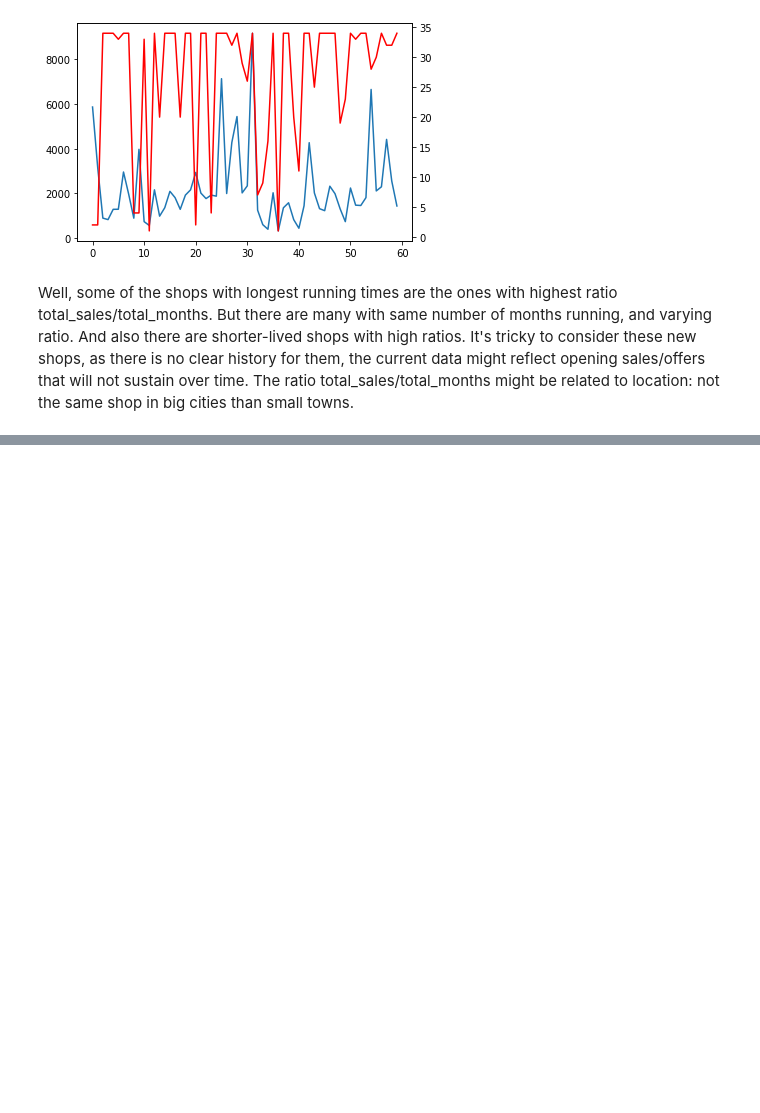
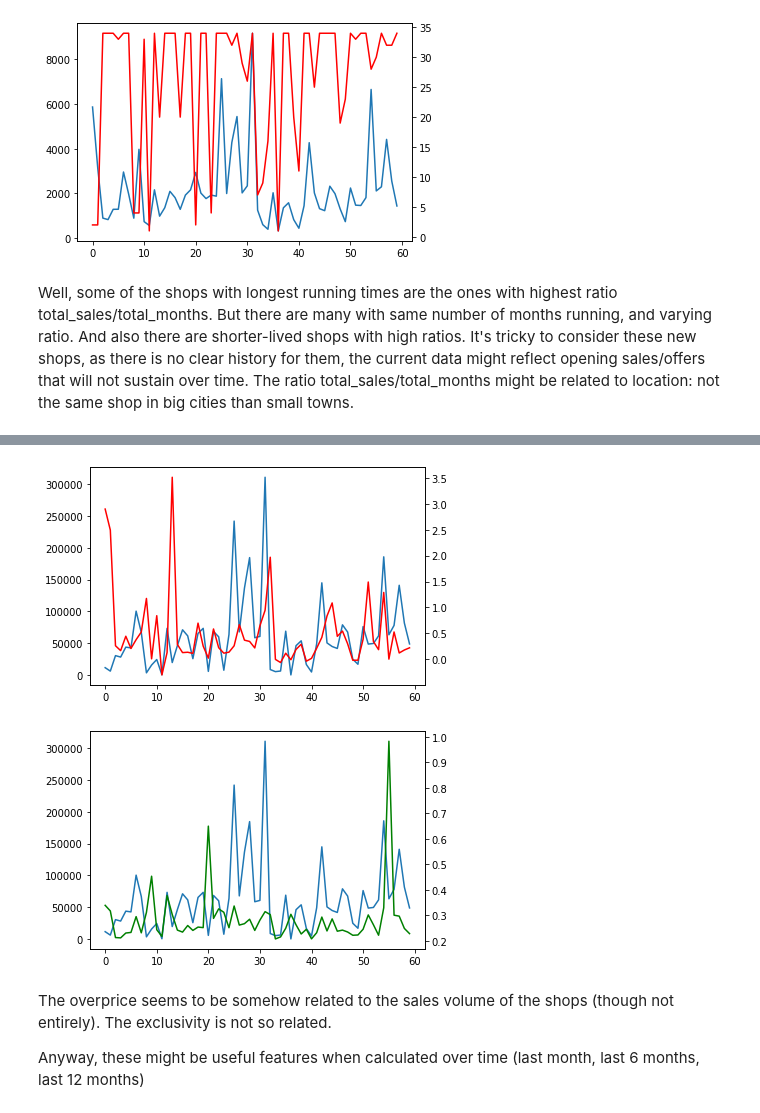
Before and after one commit to arcarrion/hsespecialization_course02, a Jupyter notebook: 02_eda.ipynb, the cells around one changed output, grey strips where cells are left out. Drawn from its saved outputs; the diff is of its cells as text; code cells hidden in the pictures; blank space fills up the shorter version.

```diff
--- a/02_eda.ipynb
+++ b/02_eda.ipynb
@@ -377,0 +485,4 @@ Well, some of the shops with longest running times are the ones with highest rat
+# %%
+item_median_price = sales_rawdata.groupby('item_id').agg(median_price = ('item_price', 'median'),
+                                                      num_shops = ('shop_id', 'nunique')).reset_index()
+display(item_median_price.sort_values('num_shops', ascending = False).head())
@@ -377,0 +496,26 @@ Well, some of the shops with longest running times are the ones with highest rat
+# %%
+tmp = sales_rawdata.merge(item_median_price, on = 'item_id')
+tmp['overprice'] = (tmp['item_price']-tmp['median_price']) / tmp['median_price']
+tmp['exclusivity'] = 1 - tmp['num_shops']/tmp.shop_id.nunique()
+tmp2 = tmp.groupby('shop_id').agg(sales_volume = ('item_cnt_day', 'sum'),
+                                  mean_overprice = ('overprice', 'mean'),
+                                  mean_exclusivity = ('exclusivity', 'mean')).reset_index()
+# %%
+fig, ax = plt.subplots()
+ax.plot(tmp2.shop_id, tmp2.sales_volume)
+ax2 = ax.twinx()
+ax2.plot(tmp2.shop_id, tmp2.mean_overprice, color = 'red')
+plt.show()
+
+fig, ax = plt.subplots()
+ax.plot(tmp2.shop_id, tmp2.sales_volume)
+ax2 = ax.twinx()
+ax2.plot(tmp2.shop_id, tmp2.mean_exclusivity, color = 'green')
+plt.show()
+# %% [output]
+[figure, added]
+[figure, added]
+# %% [markdown]
+The overprice seems to be somehow related to the sales volume of the shops (though not entirely). The exclusivity is not so related.
+
+Anyway, these might be useful features when calculated over time (last month, last 6 months, last 12 months)
```
Also changed, not shown: parts of 13 cells of this notebook.
